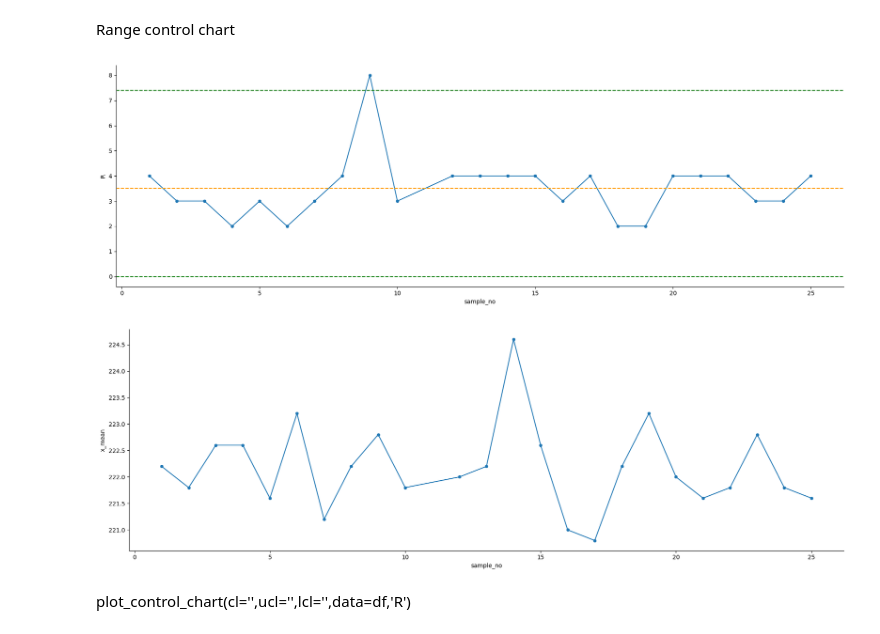
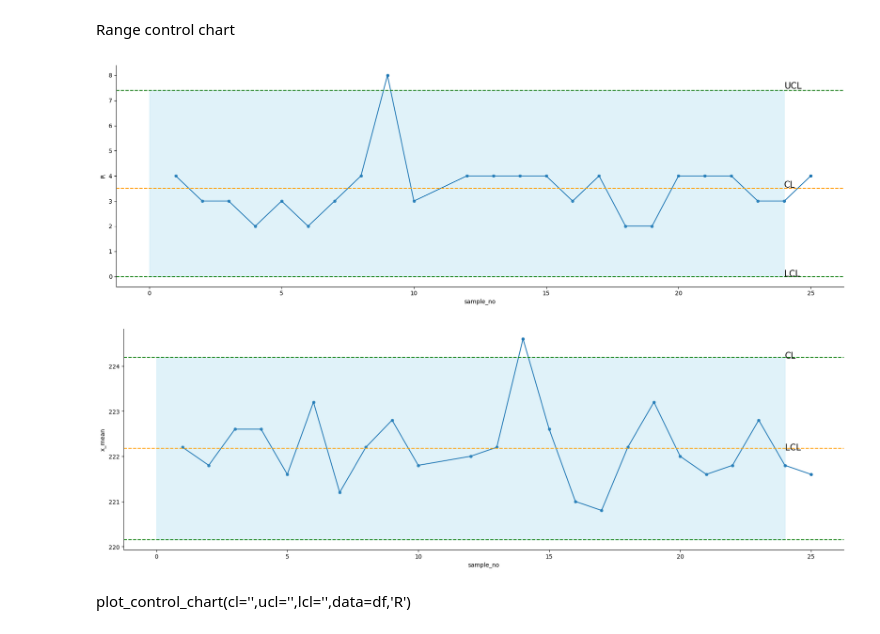
Before and after one commit to fbaezcalderon/dog_treats_fall_2024, a Jupyter notebook: dog_treats_control_chart.ipynb, the cells around one changed output. Drawn from its saved outputs; the diff is of its cells as text; code cells hidden in the pictures.

Commit message:
control chart with limits

```diff
--- a/dog_treats_control_chart.ipynb
+++ b/dog_treats_control_chart.ipynb
@@ -226,19 +227,27 @@ def plot_control_chart(cl, ucl, lcl, data, column):
     g=g.map(sns.lineplot,'sample_no',column)        # Add a line plot in the grid
     g=g.map(sns.scatterplot,'sample_no',column)     # Add a scatterplot (dots) in the grid
 
-    g.refline(y=ucl,color='green')
-    g.refline(y=lcl,color='green')
-    g.refline(y=cl, color='orange')
+    g.refline(y=ucl,color='green')  # Use a refference line to plot the upper control limit
+    g.refline(y=lcl,color='green')    # Use a reference line to plot the lower contro llimit
+    g.refline(y=cl, color='orange')   # Ref line to plot the center line
+    # Warning limit here
+
+    plt.annotate('CL',(len(data),cl+cl*0.009),size=15)   # Center line label
+    plt.annotate('UCL',(len(data),ucl+ucl*0.009),size=15)  # Upper control limit label
+    plt.annotate('LCL',(len(data),lcl+lcl*0.009),size=15)  # Lower control imit label
+
+    x1=np.linspace(0,len(data),50) #
+    plt.fill_between(x1,lcl,ucl,color ='skyblue',alpha=0.25)
 # %% [markdown]
 Range control chart
 # %%
 plot_control_chart(cl=R_mean,ucl=R_ucl,lcl=R_lcl,data=data_df,column='R')
 # %% [output]
-[figure, old version]
+[figure, new version]
 # %%
-plot_control_chart(cl='',ucl=x_ucl,lcl=x_lcl,data=data_df,column='x_mean')
+plot_control_chart(cl=x_bar_bar,ucl=x_ucl,lcl=x_lcl,data=data_df,column='x_mean')
 # %% [output]
-[figure, old version]
+[figure, new version]
 # %% [markdown]
 plot_control_chart(cl='',ucl='',lcl='',data=df,'R')
 # %%
```
Also changed, not shown: parts of 1 cell of this notebook.
